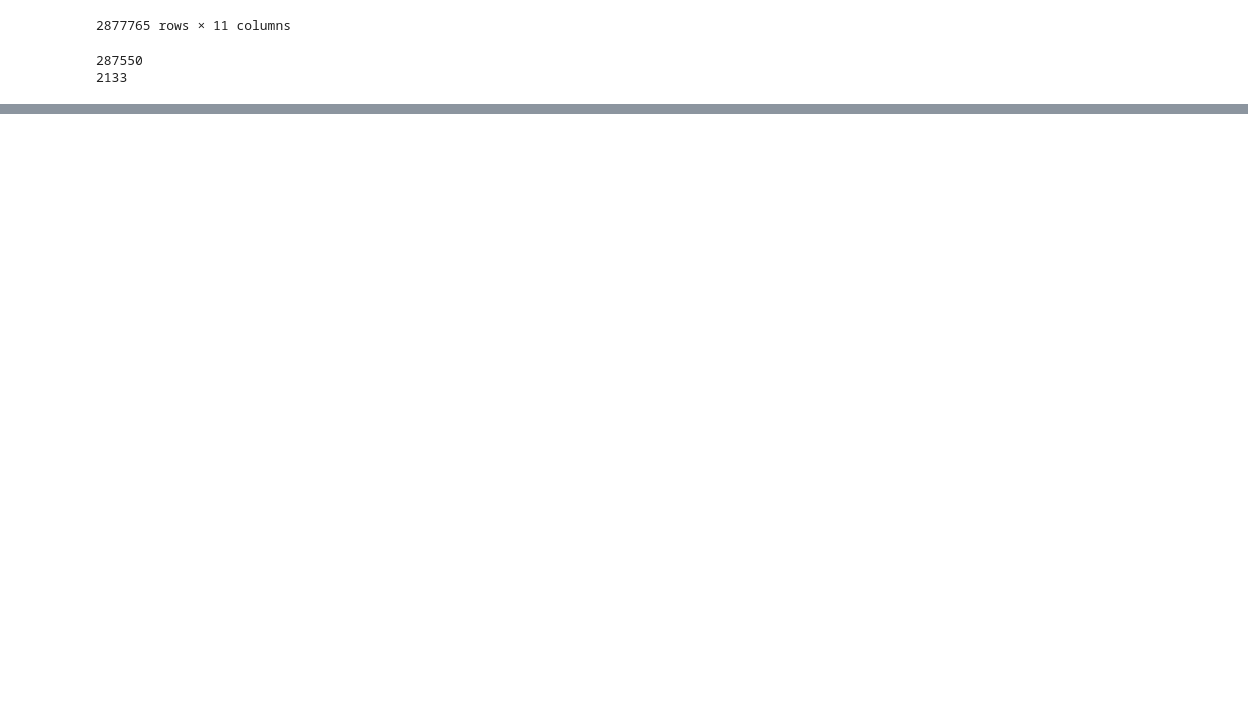
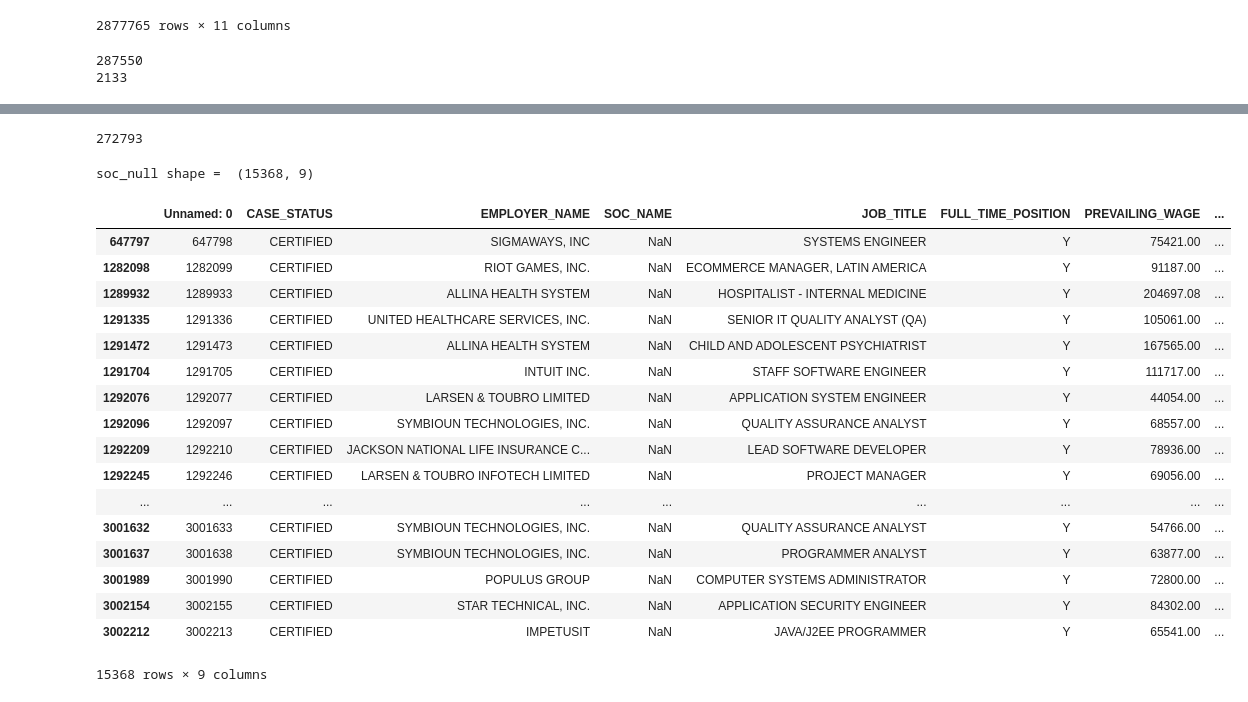
Before and after one commit to tronak19/H1B-Visa-Petition-Analysis, a Jupyter notebook: H1B.ipynb, the cells around one changed output, grey strips where cells are left out. Saved outputs shown, nothing was run; the diff lists cells and outputs as text; code cells hidden in the pictures; blank space fills up the shorter version.

```diff
--- a/H1B.ipynb
+++ b/H1B.ipynb
@@ -74,0 +147,29 @@ print(len(y))
+# %%
+df['SOC_NAME'].unique()
+len(df['JOB_TITLE'].unique())
+# %% [output]
+272793
+# %%
+soc_null = df[pd.isnull(df['SOC_NAME'])]
+print("soc_null shape = ", soc_null.shape)
+soc_null
+# %% [output]
+soc_null shape =  (15368, 9)
+|  | Unnamed: 0 | CASE_STATUS | EMPLOYER_NAME | SOC_NAME | JOB_TITLE | FULL_TIME_POSITION | PREVAILING_WAGE | ... |
+| 647797 | 647798 | CERTIFIED | SIGMAWAYS, INC | NaN | SYSTEMS ENGINEER | Y | 75421.00 | ... |
+| 1282098 | 1282099 | CERTIFIED | RIOT GAMES, INC. | NaN | ECOMMERCE MANAGER, LATIN AMERICA | Y | 91187.00 | ... |
+| 1289932 | 1289933 | CERTIFIED | ALLINA HEALTH SYSTEM | NaN | HOSPITALIST - INTERNAL MEDICINE | Y | 204697.08 | ... |
+| 1291335 | 1291336 | CERTIFIED | UNITED HEALTHCARE SERVICES, INC. | NaN | SENIOR IT QUALITY ANALYST (QA) | Y | 105061.00 | ... |
+| 1291472 | 1291473 | CERTIFIED | ALLINA HEALTH SYSTEM | NaN | CHILD AND ADOLESCENT PSYCHIATRIST | Y | 167565.00 | ... |
+| 1291704 | 1291705 | CERTIFIED | INTUIT INC. | NaN | STAFF SOFTWARE ENGINEER | Y | 111717.00 | ... |
+| 1292076 | 1292077 | CERTIFIED | LARSEN & TOUBRO LIMITED | NaN | APPLICATION SYSTEM ENGINEER | Y | 44054.00 | ... |
+| 1292096 | 1292097 | CERTIFIED | SYMBIOUN TECHNOLOGIES, INC. | NaN | QUALITY ASSURANCE ANALYST | Y | 68557.00 | ... |
+| 1292209 | 1292210 | CERTIFIED | JACKSON NATIONAL LIFE INSURANCE C... | NaN | LEAD SOFTWARE DEVELOPER | Y | 78936.00 | ... |
+| 1292245 | 1292246 | CERTIFIED | LARSEN & TOUBRO INFOTECH LIMITED | NaN | PROJECT MANAGER | Y | 69056.00 | ... |
+| ... | ... | ... | ... | ... | ... | ... | ... | ... |
+| 3001632 | 3001633 | CERTIFIED | SYMBIOUN TECHNOLOGIES, INC. | NaN | QUALITY ASSURANCE ANALYST | Y | 54766.00 | ... |
+| 3001637 | 3001638 | CERTIFIED | SYMBIOUN TECHNOLOGIES, INC. | NaN | PROGRAMMER ANALYST | Y | 63877.00 | ... |
+| 3001989 | 3001990 | CERTIFIED | POPULUS GROUP | NaN | COMPUTER SYSTEMS ADMINISTRATOR | Y | 72800.00 | ... |
+| 3002154 | 3002155 | CERTIFIED | STAR TECHNICAL, INC. | NaN | APPLICATION SECURITY ENGINEER | Y | 84302.00 | ... |
+| 3002212 | 3002213 | CERTIFIED | IMPETUSIT | NaN | JAVA/J2EE PROGRAMMER | Y | 65541.00 | ... |
+15368 rows × 9 columns
```
Also changed, not shown: parts of 9 cells of this notebook, 3 other files.
